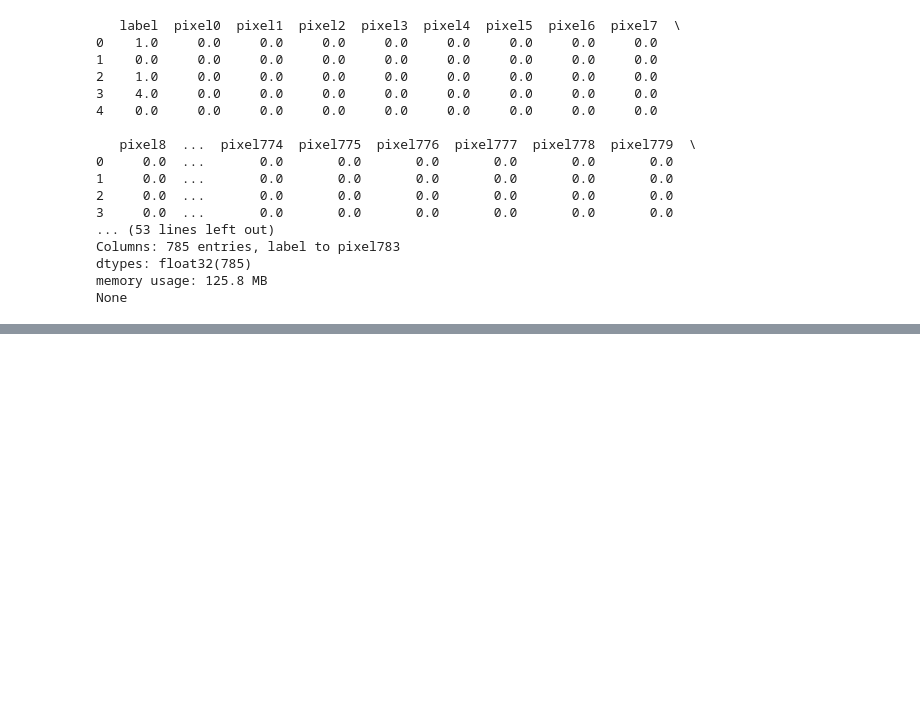
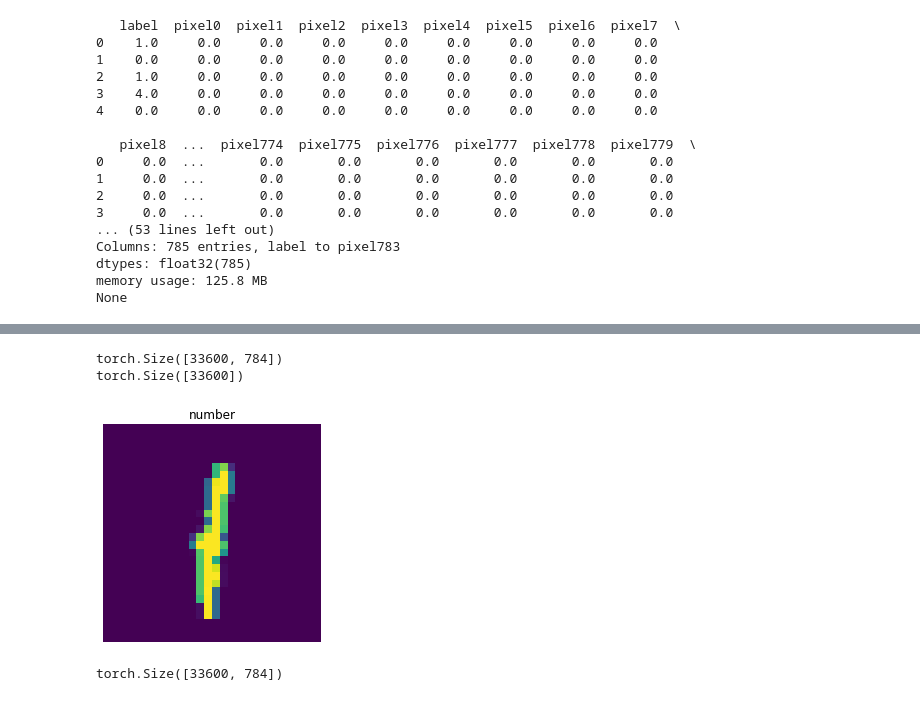
Before and after one commit to songbae/BoostCamp, a Jupyter notebook: Day_Free/mnist.ipynb, the cells around one changed output, grey strips where cells are left out. Saved outputs shown, nothing was run; the diff lists cells and outputs as text; code cells hidden in the pictures; blank space fills up the shorter version.

```diff
--- a/Day_Free/mnist.ipynb
+++ b/Day_Free/mnist.ipynb
@@ -54,6 +54,6 @@ memory usage: 125.8 MB
 None
 # %%
 target_np=train.label.values
-feature_np=train.loc[:,train.columns!='lable'].values/255
+feature_np=train.loc[:,train.columns!='label'].values/255
 features_train,features_test,target_train,target_test=train_test_split(feature_np,target_np,test_size=0.2,random_state=42)
 # %%
@@ -64,0 +64,8 @@ device(type='cpu')
+# %%
+featuresTrain=torch.from_numpy(features_train)
+targetTrain=torch.from_numpy(target_train).type(torch.LongTensor)
+print(featuresTrain.shape)
+print(targetTrain.shape)
+# %% [output]
+torch.Size([33600, 784])
+torch.Size([33600])
@@ -64,0 +82,14 @@ device(type='cpu')
+# %%
+# visualize one of image in data set
+def visualize_image(data,index,pred=False,val=0):
+    plt.imshow(data[index].reshape(28,28))
+    plt.axis('off')
+    plt.title('number')
+    plt.show()
+visualize_image(feature_np,12)
+# %% [output]
+[figure, added]
+# %%
+featuresTrain.shape
+# %% [output]
+torch.Size([33600, 784])
```
Also changed, not shown: parts of 9 cells of this notebook, 1 other file.
